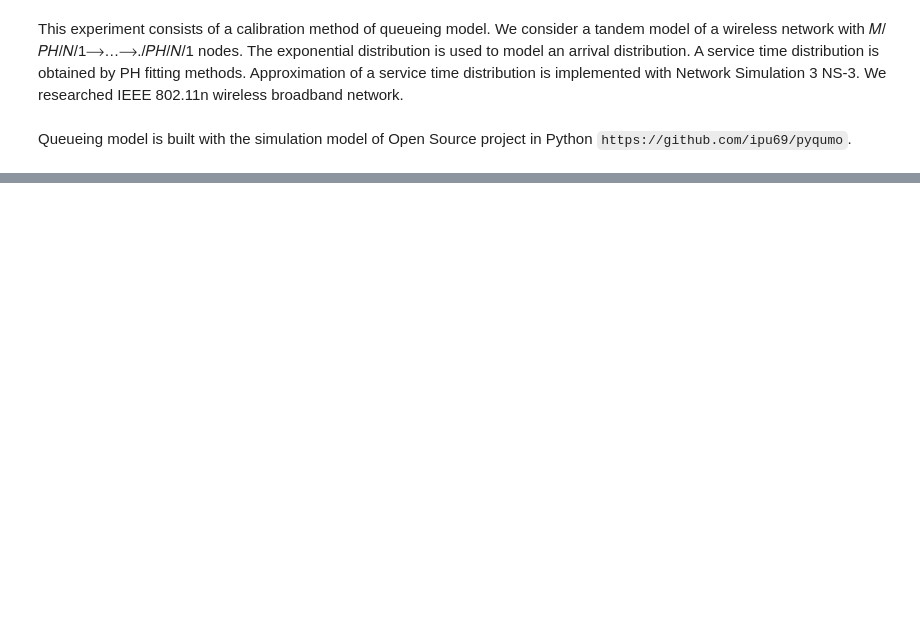
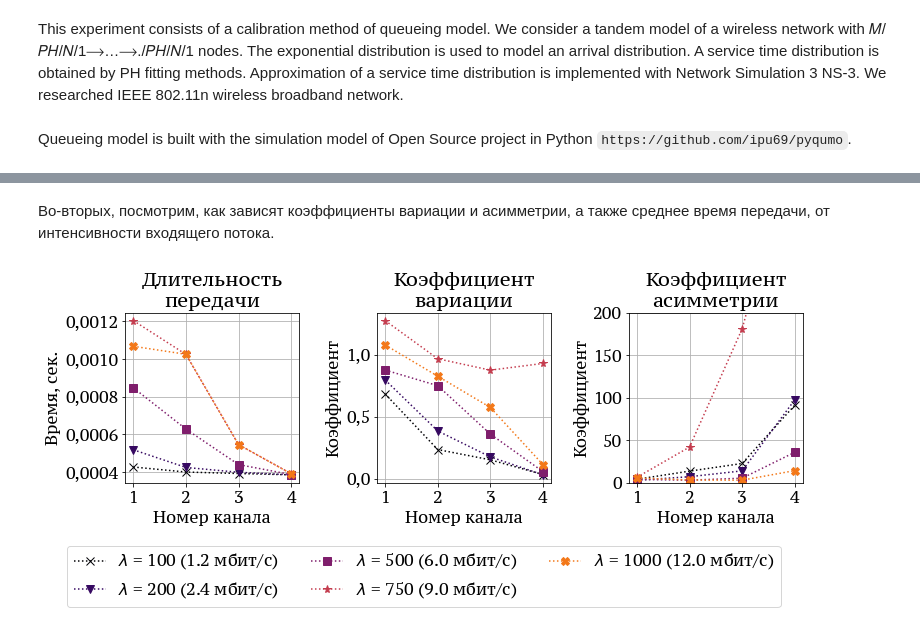
Before and after one commit to larioandr/thesis-queues, a Jupyter notebook: experiments/NsPhFit.ipynb, the cells around one changed output, grey strips where cells are left out. Cells and saved outputs as stored; diff of their text form; code cells hidden in the pictures; blank space fills up the shorter version.

```diff
--- a/experiments/NsPhFit.ipynb
+++ b/experiments/NsPhFit.ipynb
@@ -589,0 +265,57 @@ plt.grid()
+# %% [markdown]
+Во-вторых, посмотрим, как зависят коэффициенты вариации и асимметрии, а также
+среднее время передачи, от интенсивности входящего потока.
+# %%
+def plot_links_coefs(image_name: str = ""):
+    fig, axes = plt.subplots(figsize=(11, 4), ncols=3)
+    (ax0, ax1, ax2) = axes
+
+    markers = ['x', 'v', 's', '*', 'X']
+    colors = [get_color(i / (len(RATES) - 1) * 0.7) for i in range(len(RATES))]
+
+    # Вычислим средние и коэффициенты.
+    means = {rate: [link.mean for link in LINKS[rate]] for rate in RATES}
+    cvs = {rate: [link.cv for link in LINKS[rate]] for rate in RATES}
+    skews = {rate: [link.skew for link in LINKS[rate]] for rate in RATES}
+    links_nums = list(range(1, 5))
+
+    # На левом графике строим изменение среднего.
+    for i, rate in enumerate(RATES):
+        ax0.plot(links_nums, means[rate], ':', color=colors[i],
+                 marker=markers[i], markersize=8,
+                 label=fr"$\lambda$ = {rate} ({get_bitrate(rate)} мбит/с)")
+
+    # На среднем графике строим коэффициенты вариации.
+    for i, rate in enumerate(RATES):
+        ax1.plot(links_nums, cvs[rate], ':', color=colors[i],
+                 marker=markers[i], markersize=8)
+
+    # На правом графике строим коэффициенты асимметрии.
+    for i, rate in enumerate(RATES):
+        ax2.plot(links_nums, skews[rate], ':', color=colors[i],
+                 marker=markers[i], markersize=8)
+
+    # Добавляем легенду и настраиваем графики.
+    ax0.set_title("Длительность\nпередачи")
+    ax1.set_title("Коэффициент\nвариации")
+    ax2.set_title("Коэффициент\nасимметрии")
+    for ax in axes:
+        ax.grid()
+        ax.set_xlabel("Номер канала")
+        ax.set_xticks(links_nums)
+
+    ax0.set_ylabel("Время, сек.")
+    for ax in axes[1:]:
+        ax.set_ylabel("Коэффициент")
+
+    ax2.set_ylim((0, 200))
+
+    fig.legend(*ax0.get_legend_handles_labels(), loc="lower center",
+               bbox_to_anchor=(0.5, -0.25), ncol=3)
+
+    plt.tight_layout()
+    savefig(image_name)
+
+plot_links_coefs(image_name="ch4_ns3_calibration_links_koefs")
+# %% [output]
+[figure, added]
```
Also changed, not shown: parts of 88 cells of this notebook, 48 other files.
